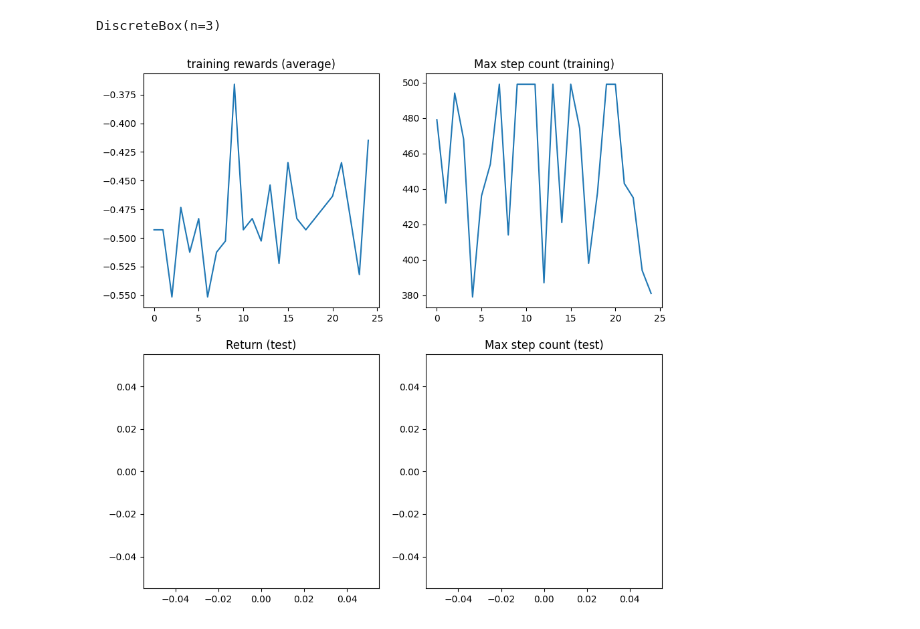
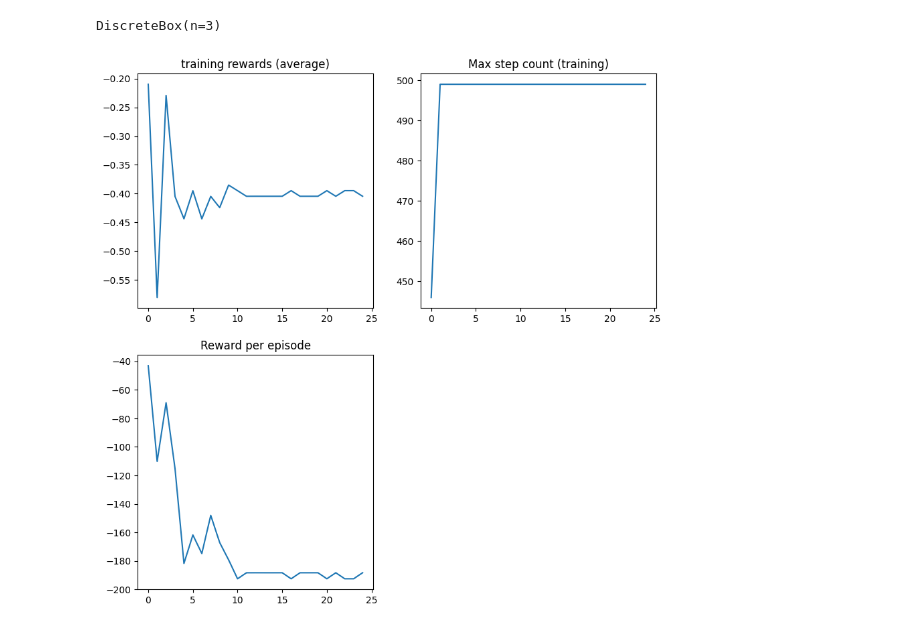
Before and after one commit to Pawcharz/warehouse-bot-training, a Jupyter notebook: unity_ppo_torchrl_buffer_exp.ipynb, the cells around one changed output. Saved outputs shown, nothing was run; the diff lists cells and outputs as text; code cells hidden in the pictures.

```diff
--- a/unity_ppo_torchrl_buffer_exp.ipynb
+++ b/unity_ppo_torchrl_buffer_exp.ipynb
@@ -249,11 +254,9 @@ class Value_Network(nn.Module):
         super().__init__()
         self.main = nn.Sequential(
             nn.LazyLinear(num_cells, device=device),
-            nn.Tanh(),
+            nn.ReLU(),
             nn.LazyLinear(num_cells, device=device),
-            nn.Tanh(),
-            nn.LazyLinear(num_cells, device=device),
-            nn.Tanh(),
+            nn.ReLU(),
             nn.LazyLinear(1, device=device),
             nn.Flatten()
         )
@@ -265,7 +268,7 @@ class Value_Network(nn.Module):
         # print(f'result: {result.shape}')
         return result
 # %%
-value_net = Value_Network(num_cells).to(device)
+value_net = Value_Network(128).to(device)
 
 value_module = ValueOperator(
     module=value_net,
@@ -338,6 +320,8 @@ replay_buffer = ReplayBuffer(
 # %% [markdown]
 ## Loss Function
 # %%
+from torch.optim.lr_scheduler import LambdaLR
+
 # GAE - Generalized Advantage Estimation
 advantage_module = GAE(
     gamma=gamma, lmbda=lmbda, value_network=value_module, average_gae=True
@@ -349,15 +333,16 @@ loss_module = ClipPPOLoss(
     clip_epsilon=clip_epsilon,
     entropy_bonus=bool(entropy_eps),
     entropy_coef=entropy_eps,
-    # these keys match by default but we set this for completeness
-    critic_coef=1.0,
-    loss_critic_type="smooth_l1",
+
+    critic_coef=critic_coef,
 )
 
-optim = torch.optim.Adam(loss_module.parameters(), lr)
-scheduler = torch.optim.lr_scheduler.CosineAnnealingLR(
-    optim, total_frames // batch_size, 0.0
-)
+optimizer = torch.optim.Adam(loss_module.parameters(), lr)
+# scheduler = torch.optim.lr_scheduler.CosineAnnealingLR(
+#     optim, total_frames // batch_size, 0.0
+# )
+
+lr_scheduler = LambdaLR(optimizer, lambda epoch: 1 - batch_size / total_frames)
 # %% [markdown]
 ## Trainign Loop
 # %%
@@ -474,17 +445,25 @@ DiscreteBox(n=3)
 # %%
 plt.figure(figsize=(10, 10))
 plt.subplot(2, 2, 1)
 plt.plot(logs["reward"])
 plt.title("training rewards (average)")
 plt.subplot(2, 2, 2)
 plt.plot(logs["step_count"])
 plt.title("Max step count (training)")
+# plt.subplot(2, 2, 3)
+# plt.plot(logs["eval reward (sum)"])
+# plt.title("Return (test)")
+# plt.subplot(2, 2, 4)
+# plt.plot(logs["eval step_count"])
+# plt.title("Max step count (test)")
+# plt.show()
+
 plt.subplot(2, 2, 3)
-plt.plot(logs["eval reward (sum)"])
-plt.title("Return (test)")
-plt.subplot(2, 2, 4)
-plt.plot(logs["eval step_count"])
-plt.title("Max step count (test)")
+plt.plot(logs["reward_episodes"])
+plt.title("Reward per episode")
+# plt.subplot(2, 2, 4)
+# plt.plot(logs["eval step_count"])
+# plt.title("Max step count (test)")
 plt.show()
 # %% [output]
-[figure, old version]
+[figure, new version]
```
Also changed, not shown: parts of 6 cells of this notebook.
